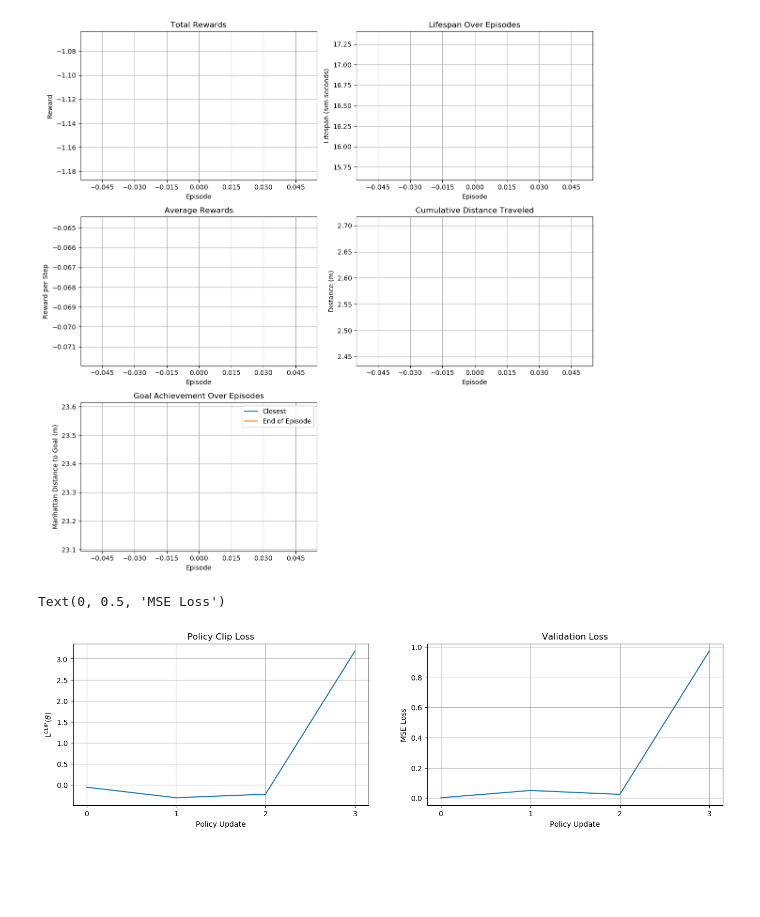
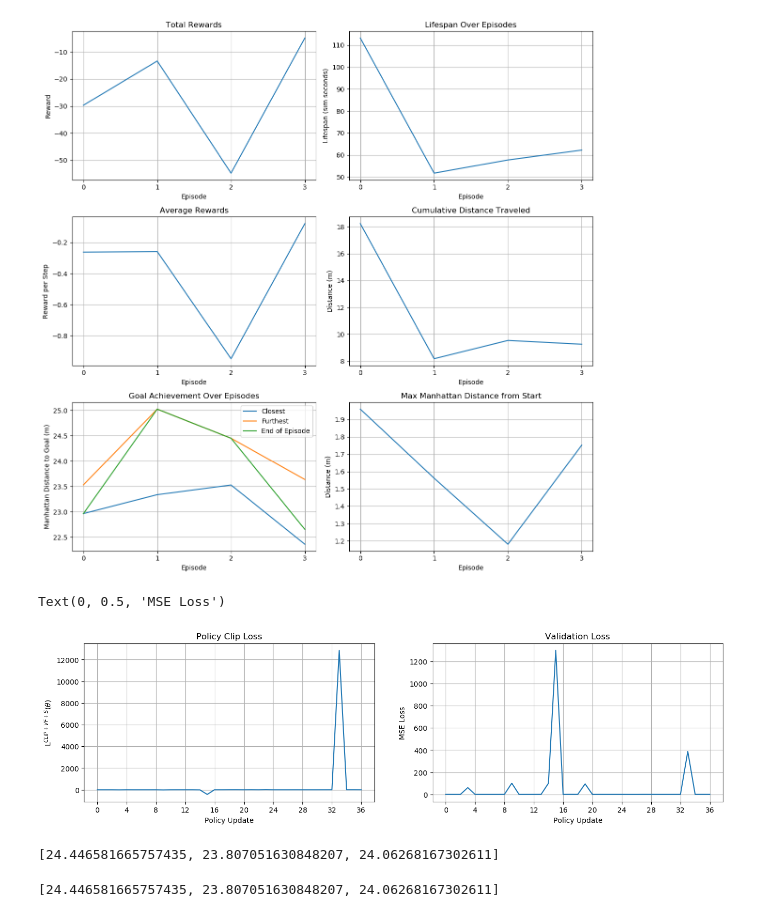
Before and after one commit to ryan-barry-99/grad-project, a Jupyter notebook: notspot_sim_py/src/reinforcement_learning/src/analysis.ipynb, the cells around one changed output. Cells and saved outputs as stored; diff of their text form; code cells hidden in the pictures; blank space fills up the shorter version.

```diff
--- a/notspot_sim_py/src/reinforcement_learning/src/analysis.ipynb
+++ b/notspot_sim_py/src/reinforcement_learning/src/analysis.ipynb
@@ -29,13 +29,15 @@ def get_logs(run_path, folder_name):
 
 
 # Path to the directory containing the files
-run = '/media/ryan/DataPad/ros_ws/src/notspot_sim_py/src/reinforcement_learning/runs/2024_04_22_18_22_00'
+run = '/media/ryan/DataPad/ros_ws/src/notspot_sim_py/src/reinforcement_learning/runs/2024_04_22_23_07_03'
 
 rewards = [float(reward) for reward in get_logs(run, "rewards")]
 lifespans = [int(lifespan)*0.75 for lifespan in get_logs(run, "steps")]
-closest_goal = [float(dist) for i, dist in enumerate(get_logs(run, "goal")) if i%2 == 0]
-ending_goal = [float(dist) for i, dist in enumerate(get_logs(run, "goal")) if i%2 == 1]
-distance = [float(dist) for dist in get_logs(run, "distance")]
+closest_goal = [float(dist) for i, dist in enumerate(get_logs(run, "goal")) if i%3 == 0]
+furthest_goal = [float(dist) for i, dist in enumerate(get_logs(run, "goal")) if i%3 == 1]
+ending_goal = [float(dist) for i, dist in enumerate(get_logs(run, "goal")) if i%3 == 2]
+distance_cum = [float(dist) for i, dist in enumerate(get_logs(run, "distance")) if i%2 == 0]
+distance_start = [float(dist) for i, dist in enumerate(get_logs(run, "distance")) if i%2 == 1]
 rewards_per_step = [reward / lifespan if lifespan > 0 else reward for reward, lifespan in zip(rewards, lifespans)]
 
 policy_loss = [float(loss) for loss in get_logs(run+'/models/loss', "policy")]
@@ -73,6 +75,7 @@ axs[0, 1].set_title('Lifespan Over Episodes')
 
 # Plot goal achievement over episodes
 axs[2, 0].plot(closest_goal, label='Closest')
+axs[2, 0].plot(furthest_goal, label='Furthest')
 axs[2, 0].plot(ending_goal, label='End of Episode')
 axs[2, 0].set_xlabel('Episode')
 axs[2, 0].set_ylabel('Manhattan Distance to Goal (m)')
@@ -80,40 +83,52 @@ axs[2, 0].set_title('Goal Achievement Over Episodes')
 axs[2, 0].legend()
 
 # Plot cumulative distance traveled over episodes
-axs[1, 1].plot(distance, label='Distance')
+axs[1, 1].plot(distance_cum, label='Distance')
 axs[1, 1].set_title('Cumulative Distance Traveled')
 axs[1, 1].set_xlabel('Episode')
 axs[1, 1].set_ylabel('Distance (m)')
 # axs[1, 1].legend()
 
 # Hide the empty subplot
-axs[2, 1].axis('off')
+axs[2, 1].plot(distance_start)
+axs[2, 1].set_title('Max Manhattan Distance from Start')
+axs[2, 1].set_xlabel('Episode')
+axs[2, 1].set_ylabel('Distance (m)')
 
 plt.tight_layout()
 plt.show()
 
 # Create subplots
 fig, axs = plt.subplots(1, 2, figsize=(16, 4))
 
 for ax in axs.flatten():
     ax.xaxis.set_major_locator(ticker.MaxNLocator(integer=True))
     ax.grid(True)
 
 
 # Plot total rewards over episodes
 axs[0].plot(policy_loss)
 axs[0].set_title('Policy Clip Loss')
 axs[0].set_xlabel('Policy Update')
-axs[0].set_ylabel(r'L$^{CLIP}$($\theta$)')
+axs[0].set_ylabel(r'L$^{CLIP+VF+S}$($\theta$)')
 # axs[0].legend()
 
 # Plot average rewards per step over episodes
 axs[1].plot(value_loss)
 axs[1].set_title('Validation Loss')
 axs[1].set_xlabel('Policy Update')
 axs[1].set_ylabel('MSE Loss')
+# axs[1].set_ybound(0,1)
 # axs[1].legend()
 # %% [output]
-[figure, old version]
+[figure, new version]
 Text(0, 0.5, 'MSE Loss')
-[figure, old version]
+[figure, new version]
+# %%
+furthest_goal
+# %% [output]
+[24.446581665757435, 23.807051630848207, 24.06268167302611]
+# %%
+ending_goal
+# %% [output]
+[24.446581665757435, 23.807051630848207, 24.06268167302611]
```
Also changed, not shown: 5 other files.
